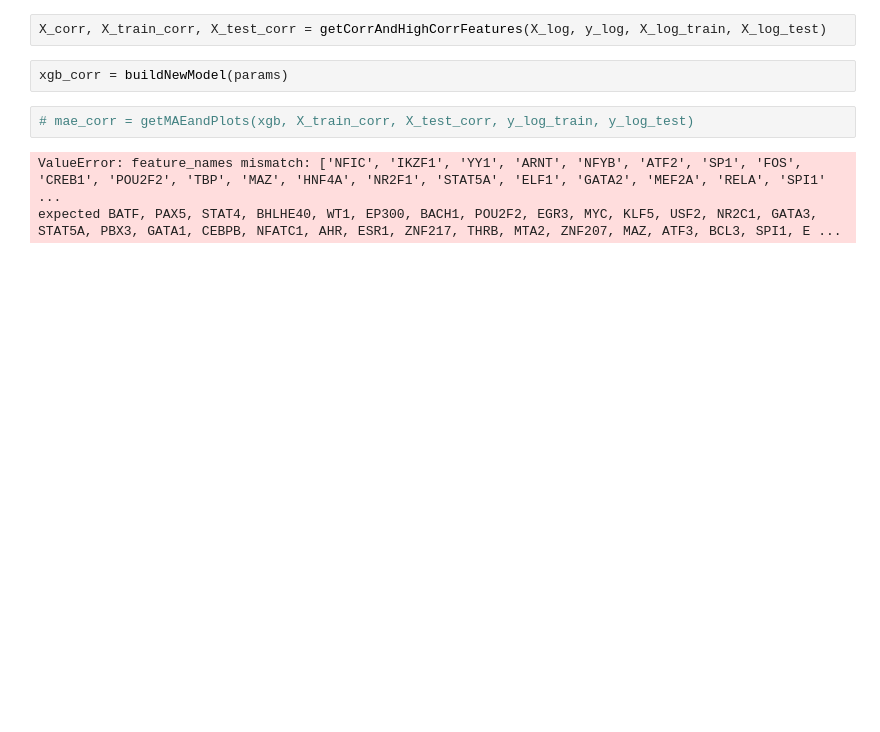
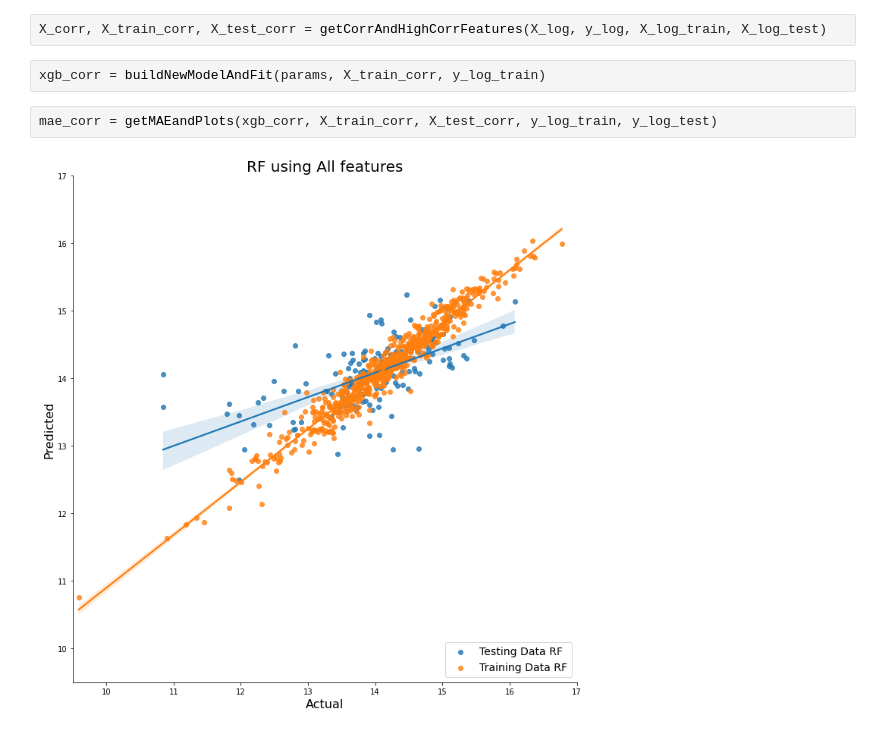
Before and after one commit to vishesh-sarinDXB/CD38_Predictor, a Jupyter notebook: Untitled.ipynb, the cells around one changed output. Saved outputs shown, nothing was run; the diff lists cells and outputs as text; blank space fills up the shorter version.

Commit message:
Changed buildNewModel function so that it also fits before returning, hence fixing issue where subsequent calls to getMAEandPlots were not working as expected

```diff
--- a/Untitled.ipynb
+++ b/Untitled.ipynb
@@ -25,9 +25,8 @@ mae = getMAEandPlots(xgb, X_log_train, X_log_test, y_log_train, y_log_test)
 # %%
 X_corr, X_train_corr, X_test_corr = getCorrAndHighCorrFeatures(X_log, y_log, X_log_train, X_log_test)
 # %%
-xgb_corr = buildNewModel(params)
+xgb_corr = buildNewModelAndFit(params, X_train_corr, y_log_train)
 # %%
-# mae_corr = getMAEandPlots(xgb, X_train_corr, X_test_corr, y_log_train, y_log_test)
+mae_corr = getMAEandPlots(xgb_corr, X_train_corr, X_test_corr, y_log_train, y_log_test)
 # %% [output]
-ValueError: feature_names mismatch: ['NFIC', 'IKZF1', 'YY1', 'ARNT', 'NFYB', 'ATF2', 'SP1', 'FOS', 'CREB1', 'POU2F2', 'TBP', 'MAZ', 'HNF4A', 'NR2F1', 'STAT5A', 'ELF1', 'GATA2', 'MEF2A', 'RELA', 'SPI1' ...
-expected BATF, PAX5, STAT4, BHLHE40, WT1, EP300, BACH1, POU2F2, EGR3, MYC, KLF5, USF2, NR2C1, GATA3, STAT5A, PBX3, GATA1, CEBPB, NFATC1, AHR, ESR1, ZNF217, THRB, MTA2, ZNF207, MAZ, ATF3, BCL3, SPI1, E ...
+[figure, added]
```
Also changed, not shown: parts of 1 cell of this notebook, 1 other file.
